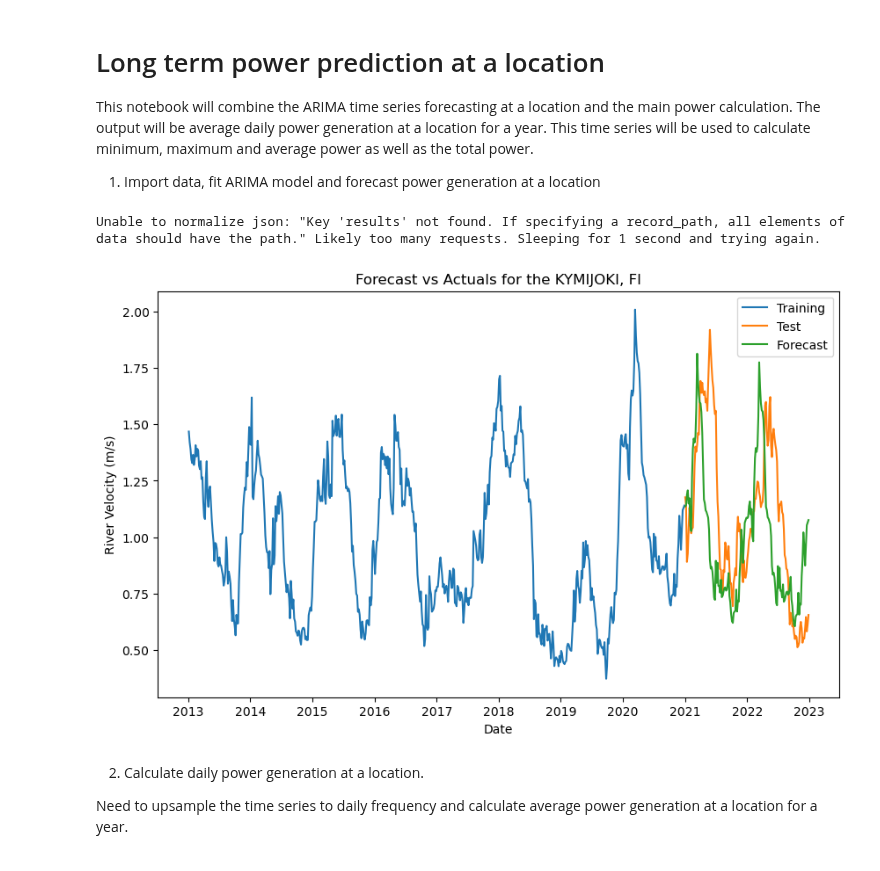
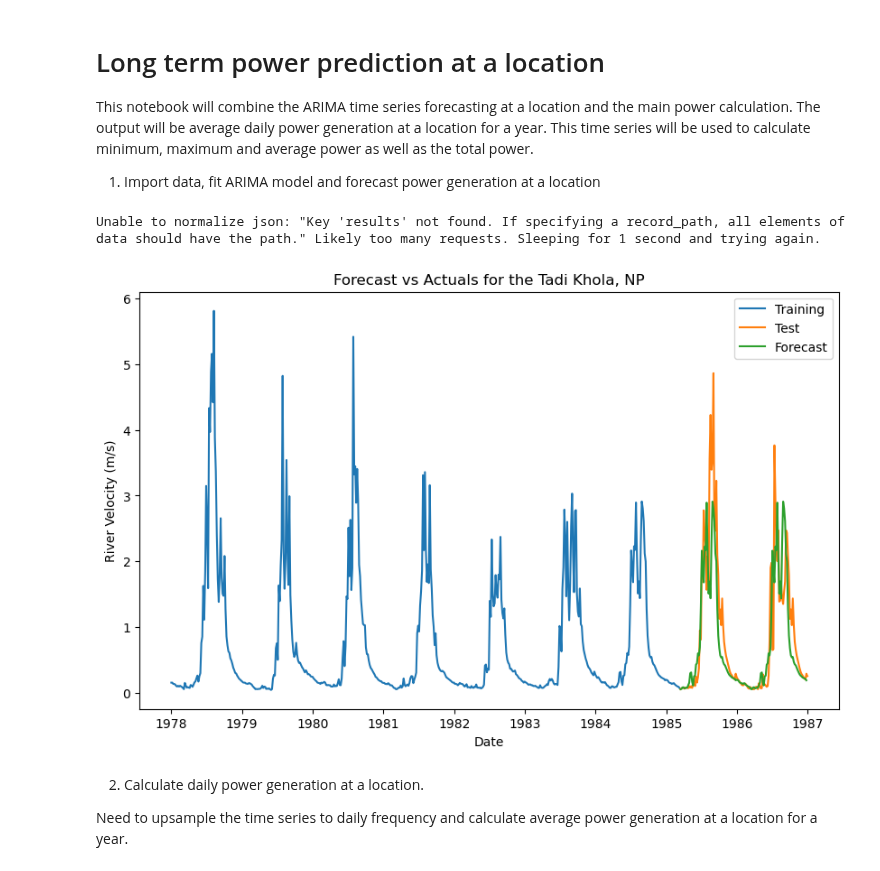
Before and after one commit to pilipb/DP5-code, a Jupyter notebook: long_term.ipynb, the cells around one changed output. Saved outputs shown, nothing was run; the diff lists cells and outputs as text; code cells hidden in the pictures.

```diff
--- a/long_term.ipynb
+++ b/long_term.ipynb
@@ -16,7 +13,8 @@ rivers = {'Brahmaputra, BD': 'DATA/2651100_Q_Day.Cmd.txt',
             'Canagua, VZ': 'DATA/3206080_Q_Day.Cmd.txt',
             'Guapore, BR': 'DATA/3617814_Q_Day.Cmd.txt',
             'Pacaas Novos, BR': 'DATA/3617130_Q_Day.Cmd.txt',
-            'KYMIJOKI, FI': 'DATA/6854203_Q_Day.Cmd.txt'} # for finland use only last 10 years (and manual slope)
+            'KYMIJOKI, FI': 'DATA/6854203_Q_Day.Cmd.txt',
+            'Bermeho, AR': 'DATA/3268900_Q_Day.Cmd.txt',} # for finland use only last 10 years (and manual slope)
 
 widths = {
     'Brahmaputra, BD': 9310,
@@ -31,6 +29,7 @@ widths = {
     'Guapore, BR': 37,
     'Pacaas Novos, BR': 25,
     'KYMIJOKI, FI': 26,
+    'Bermeho, AR': 50,
 } # derived from google maps at the measurement station location
 # %% [markdown]
 # Long term power prediction at a location
@@ -40,39 +39,40 @@ This notebook will combine the ARIMA time series forecasting at a location and t
 1. Import data, fit ARIMA model and forecast power generation at a location
 # %%
 # using data from the ....
-river = 'KYMIJOKI, FI'
+river = 'Tadi Khola, NP'
 file_path = rivers[river]
 metadata, data = read_data(file_path)
 station_info, parsed_data = process_data(metadata, data)
-# take the last 10 years of data
-parsed_data = parsed_data[-3650:]
+# take the last 10 years of data if looking at location with over 20 years of data
+if len(parsed_data) > 8000:
+    parsed_data = parsed_data[-3650:]
 
 lat1 = station_info['Latitude (DD)']
 long1 = station_info['Longitude (DD)']
 
-slope = calc_slope(lat1, long1, 1)
-slope = 0.005
+slope = calc_slope(lat1, long1, 0.01)
+# slope = 0.005
 Q = parsed_data['Value'].mean() # average discharge m^3/s
 W = widths[river] # width in meters
 S = slope # slope at location
 D = (Q / (W**1.02 * S**0.35))**(1/1.74) # depth in meters
 parsed_data['Velocity'] = parsed_data['Value'] / (W * D) # velocity in m/s
 parsed_data = downsample(parsed_data)
 train, test = split_data(parsed_data, split=0.8)
-model = arima_model(train, order=(2,0,2), seasonal_order=(0,1,0,73))
+model = arima_model(train, order=(3,0,2), seasonal_order=(0,1,0,73))
 forecast_data = forecast(model, test)
 plt.figure(figsize=(10,6))
 plt.plot(train.dropna(),  label='Training')
 plt.plot(test.dropna(), label='Test')
 plt.plot(forecast_data, label='Forecast')
 plt.title('Forecast vs Actuals for the %s' % river)
 plt.ylabel('River Velocity (m/s)')
 plt.xlabel('Date')
 plt.legend()
 plt.show()
 # %% [output]
 Unable to normalize json: "Key 'results' not found. If specifying a record_path, all elements of data should have the path." Likely too many requests. Sleeping for 1 second and trying again.
-[figure, old version]
+[figure, new version]
 # %% [markdown]
 2. Calculate daily power generation at a location.
 
```
Also changed, not shown: parts of 4 cells of this notebook, 1 other file.
